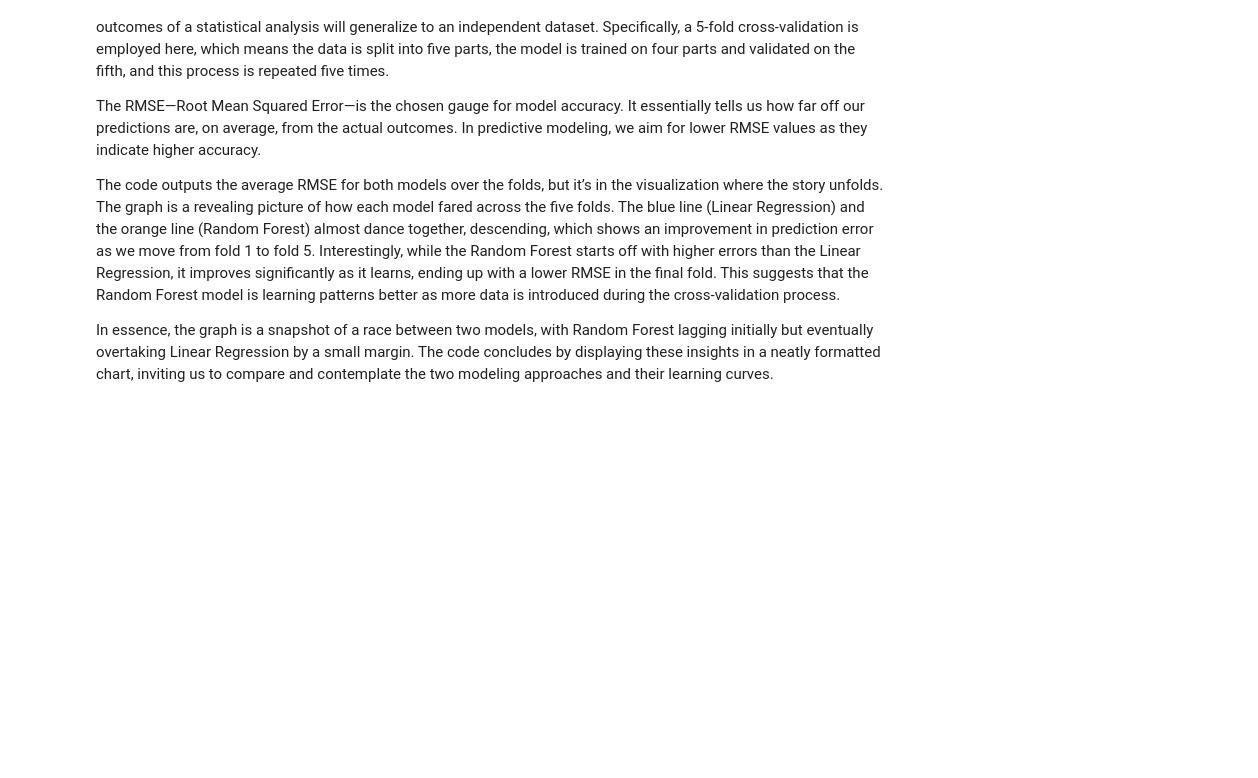
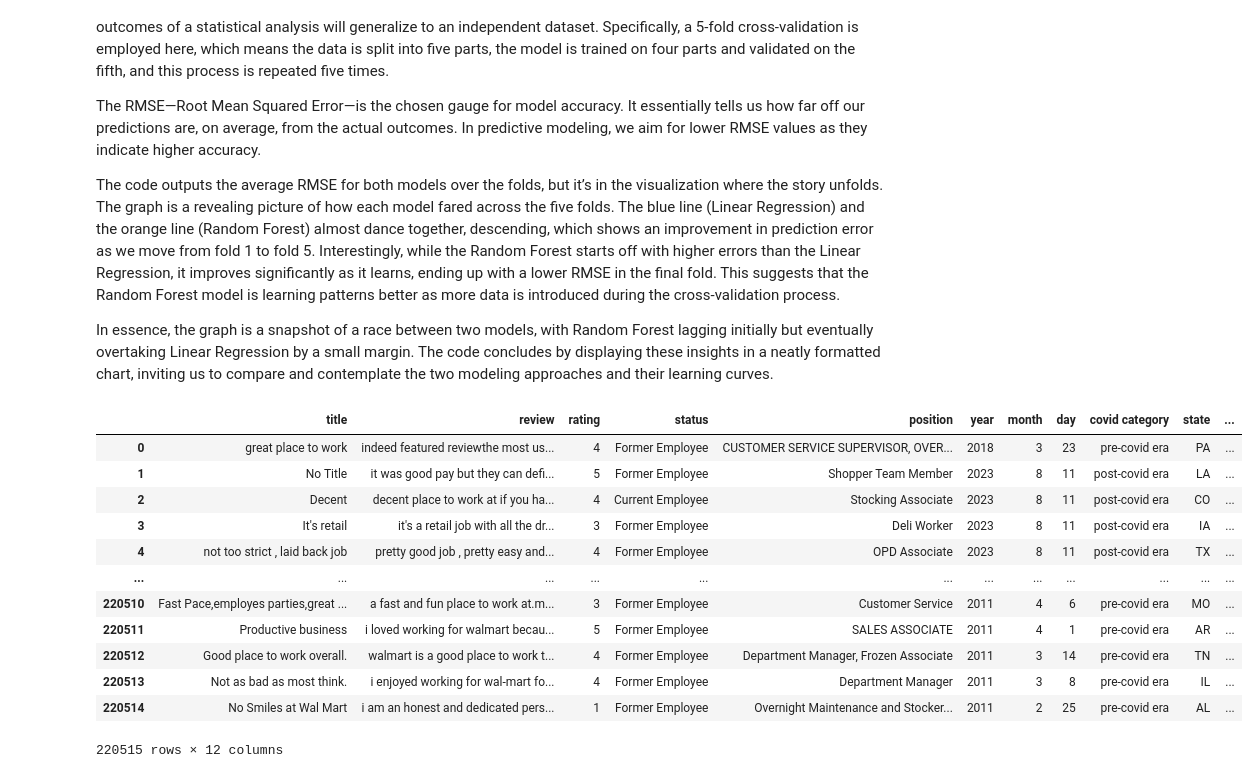
Before and after one commit to smokytrails/Voices-of-Walmart, a Jupyter notebook: Employee Review Analysis.ipynb, the cells around one changed output. Saved outputs shown, nothing was run; the diff lists cells and outputs as text; code cells hidden in the pictures; blank space fills up the shorter version.

```diff
--- a/Employee Review Analysis.ipynb
+++ b/Employee Review Analysis.ipynb
@@ -581,22 +581,3 @@ The RMSE—Root Mean Squared Error—is the chosen gauge for model accuracy. It
 The code outputs the average RMSE for both models over the folds, but it’s in the visualization where the story unfolds. The graph is a revealing picture of how each model fared across the five folds. The blue line (Linear Regression) and the orange line (Random Forest) almost dance together, descending, which shows an improvement in prediction error as we move from fold 1 to fold 5. Interestingly, while the Random Forest starts off with higher errors than the Linear Regression, it improves significantly as it learns, ending up with a lower RMSE in the final fold. This suggests that the Random Forest model is learning patterns better as more data is introduced during the cross-validation process.
 
 In essence, the graph is a snapshot of a race between two models, with Random Forest lagging initially but eventually overtaking Linear Regression by a small margin. The code concludes by displaying these insights in a neatly formatted chart, inviting us to compare and contemplate the two modeling approaches and their learning curves.
-# %%
-import pandas as pd
-from sklearn.model_selection import train_test_split
-from sklearn.feature_extraction.text import TfidfVectorizer
-from sklearn.svm import SVC
-from sklearn.metrics import accuracy_score
-
-# Assuming 'df' is your pandas dataframe containing reviews
-# Preprocess the data
-reviews['review'] = reviews['review'].str.replace('[^a-zA-Z0-9\s]', '').str.lower()
-reviews['sentiment'] = reviews['rating'].apply(lambda x: 1 if x > 3 else 0)
-
-# Split the data into train and test sets
-X_train, X_test, y_train, y_test = train_test_split(reviews['review'], reviews['sentiment'], test_size=0.2, random_state=42)
-
-# Vectorize the text data using TF-IDF
-vectorizer = TfidfVectorizer(stop_words='english')
-X_train_vec = vectorizer.fit_transform(X_train)
-X_test_vec = vectorizer.transform(X_test)
@@ -626,0 +584,19 @@ print("Accuracy (OvR):", accuracy_ovr)
+# %%
+def length(review):
+    return len(review)
+reviews['review_length']=reviews['review'].apply(length)
+reviews
+# %% [output]
+|  | title | review | rating | status | position | year | month | day | covid category | state | ... |
+| 0 | great place to work | indeed featured reviewthe most us... | 4 | Former Employee | CUSTOMER SERVICE SUPERVISOR, OVER... | 2018 | 3 | 23 | pre-covid era | PA | ... |
+| 1 | No Title | it was good pay but they can defi... | 5 | Former Employee | Shopper Team Member | 2023 | 8 | 11 | post-covid era | LA | ... |
+| 2 | Decent | decent place to work at if you ha... | 4 | Current Employee | Stocking Associate | 2023 | 8 | 11 | post-covid era | CO | ... |
+| 3 | It's retail | it's a retail job with all the dr... | 3 | Former Employee | Deli Worker | 2023 | 8 | 11 | post-covid era | IA | ... |
+| 4 | not too strict , laid back job | pretty good job , pretty easy and... | 4 | Former Employee | OPD Associate | 2023 | 8 | 11 | post-covid era | TX | ... |
+| ... | ... | ... | ... | ... | ... | ... | ... | ... | ... | ... | ... |
+| 220510 | Fast Pace,employes parties,great ... | a fast and fun place to work at.m... | 3 | Former Employee | Customer Service | 2011 | 4 | 6 | pre-covid era | MO | ... |
+| 220511 | Productive business | i loved working for walmart becau... | 5 | Former Employee | SALES ASSOCIATE | 2011 | 4 | 1 | pre-covid era | AR | ... |
+| 220512 | Good place to work overall. | walmart is a good place to work t... | 4 | Former Employee | Department Manager, Frozen Associate | 2011 | 3 | 14 | pre-covid era | TN | ... |
+| 220513 | Not as bad as most think. | i enjoyed working for wal-mart fo... | 4 | Former Employee | Department Manager | 2011 | 3 | 8 | pre-covid era | IL | ... |
+| 220514 | No Smiles at Wal Mart | i am an honest and dedicated pers... | 1 | Former Employee | Overnight Maintenance and Stocker... | 2011 | 2 | 25 | pre-covid era | AL | ... |
+220515 rows × 12 columns
```
Also changed, not shown: parts of 6 cells of this notebook.
